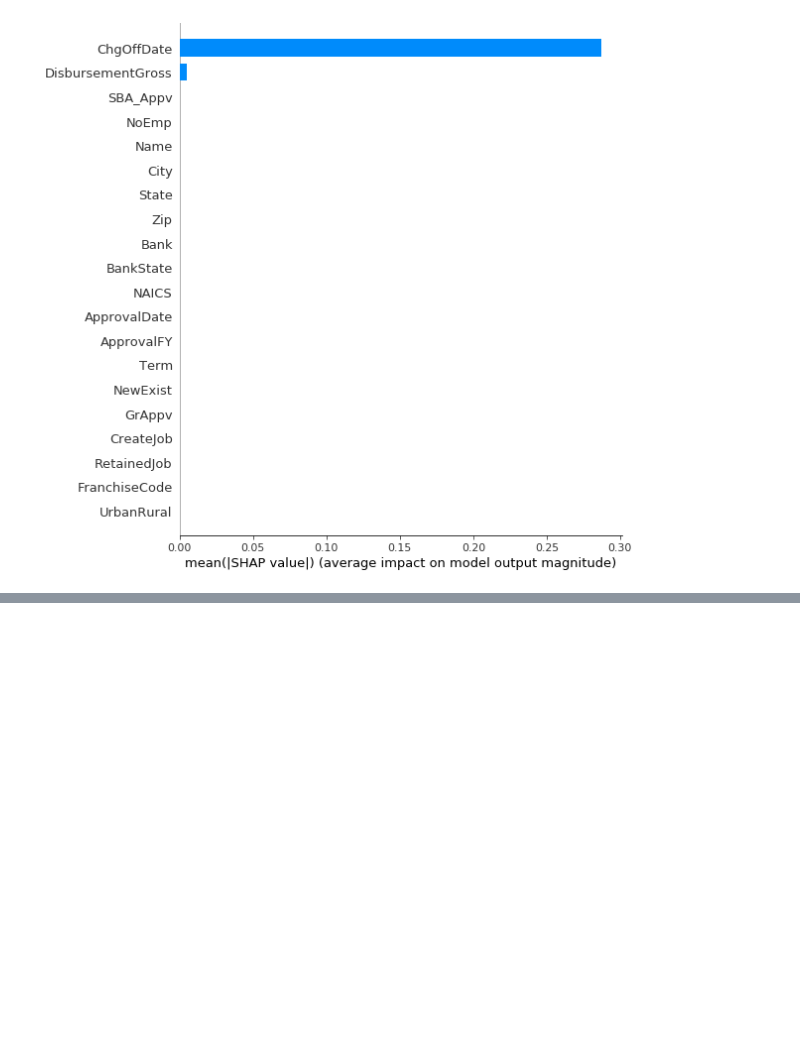
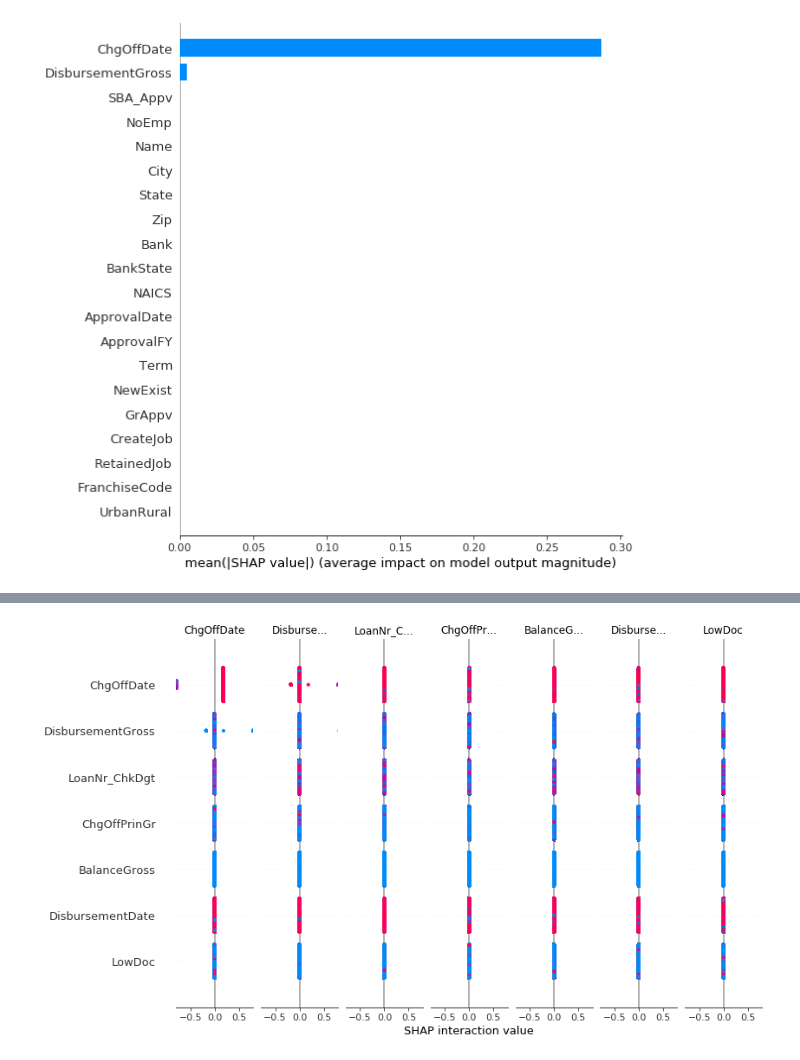
Before and after one commit to tteofili/xai-playground, a Jupyter notebook: shap_dt.ipynb, the cells around one changed output, grey strips where cells are left out. Drawn from its saved outputs; the diff is of its cells as text; code cells hidden in the pictures; blank space fills up the shorter version.

```diff
--- a/shap_dt.ipynb
+++ b/shap_dt.ipynb
@@ -9,7 +9,7 @@ from sklearn import preprocessing
 import matplotlib.pyplot as plt
 import shap
 # %%
-df = pd.read_csv('SBAnational.csv')
+df = pd.read_csv('/home/tteofili/Downloads/SBAnational.csv')
 df.head()
 # %% [output]
 Columns (9) have mixed types.Specify dtype option on import or set low_memory=False.
@@ -82,0 +85,6 @@ shap.summary_plot(shap_values, X_train)
+# %%
+shap_interaction_values = shap.TreeExplainer(rf).shap_interaction_values(X_train)
+# %%
+shap.summary_plot(shap_interaction_values, X_train)
+# %% [output]
+[figure, added]
```
Also changed, not shown: parts of 2 cells of this notebook, 5 other files.
